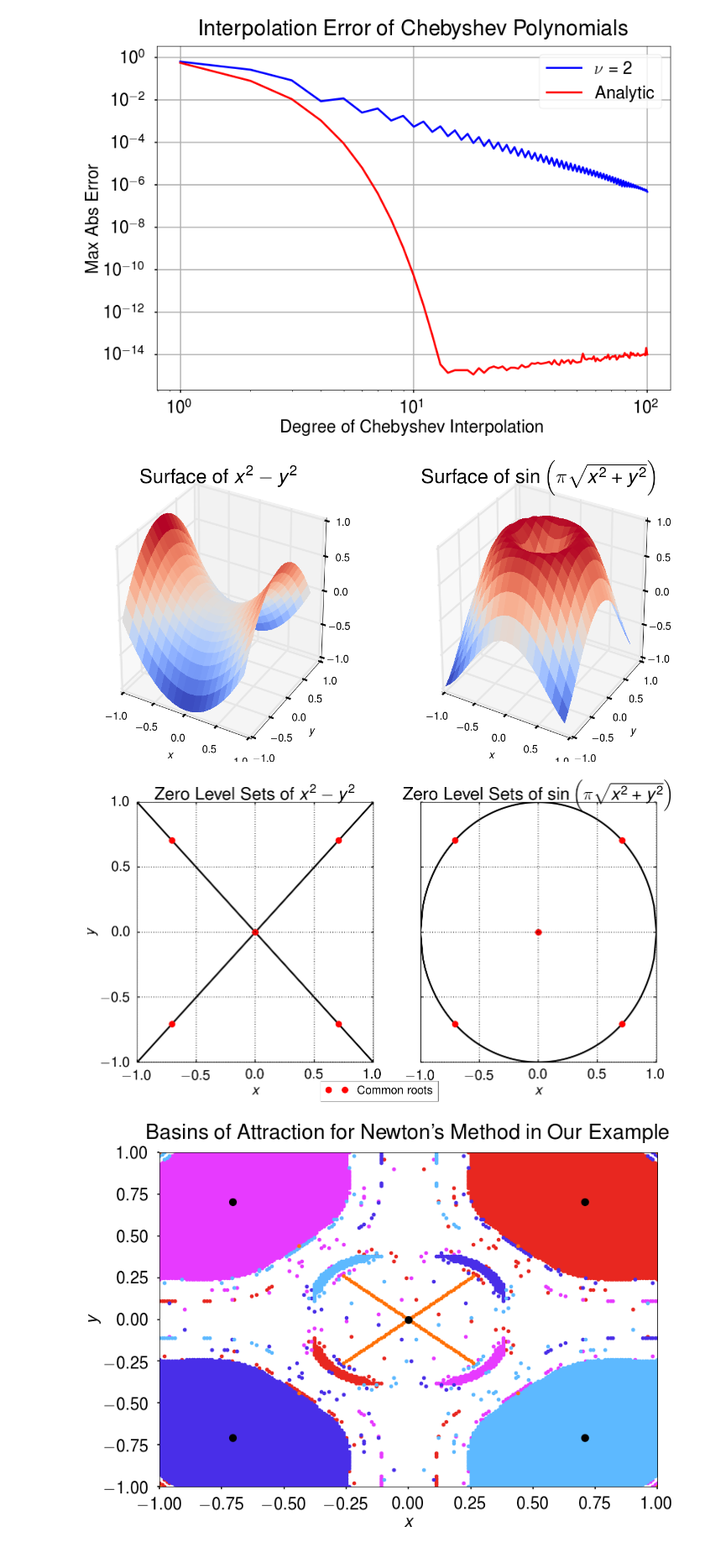
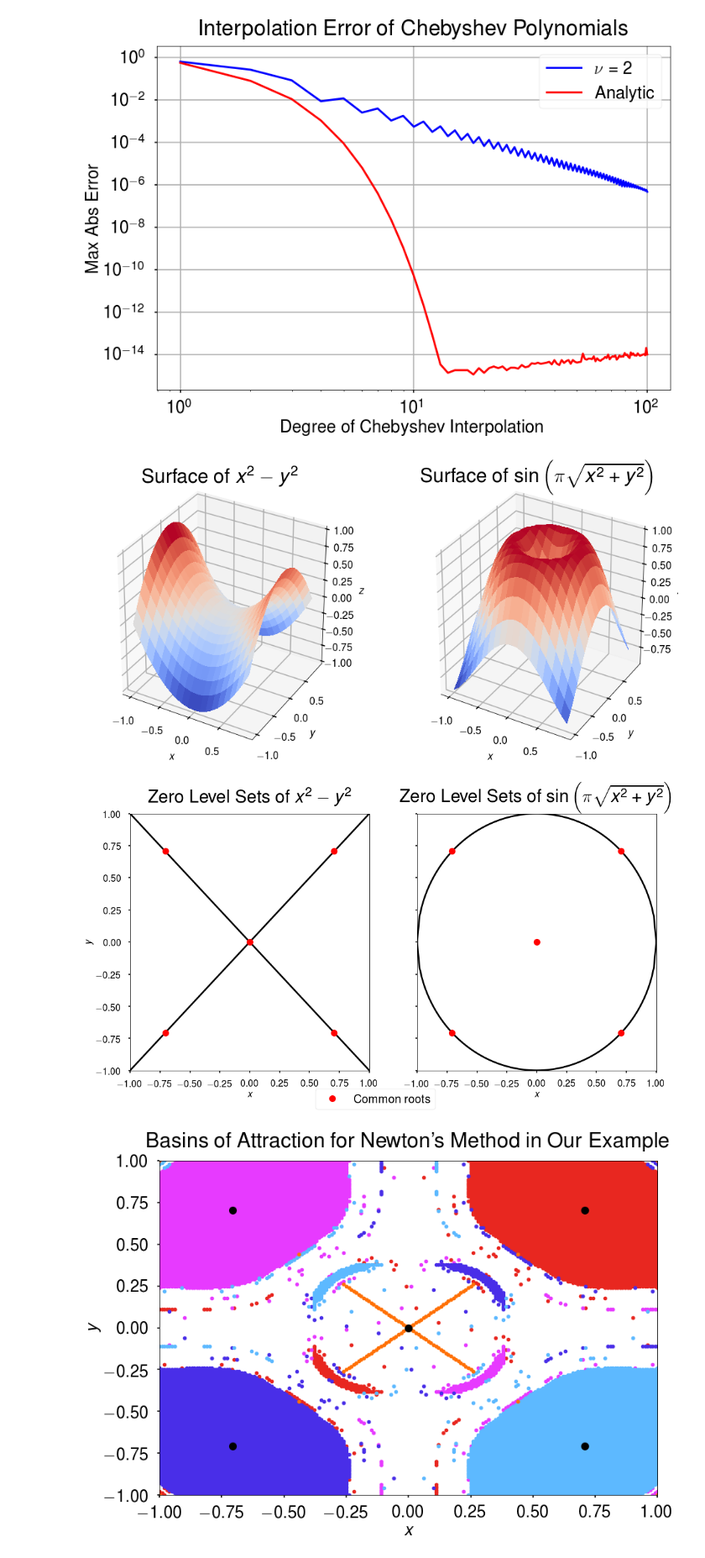
Before and after one commit to LBouck/ChebTools, a Jupyter notebook: NotebooksAndPresentations/PresentationPlots.ipynb, the cells around one changed output. Shown at 84% size. Saved outputs shown, nothing was run; the diff lists cells and outputs as text; code cells hidden in the pictures.

```diff
--- a/NotebooksAndPresentations/PresentationPlots.ipynb
+++ b/NotebooksAndPresentations/PresentationPlots.ipynb
@@ -76,7 +76,7 @@ mpl.rcParams['text.latex.preamble'] = [
        r'\usepackage{sansmath}',  # load up the sansmath so that math -> helvet
        r'\sansmath'               # <- tricky! -- gotta actually tell tex to use!
 ]
-#mpl.rcParams['axes.titlepad'] = 15
+mpl.rcParams['axes.titlepad'] = 15
 # %%
 def f(x):
     return 1/(1+25*x**2)
@@ -260,6 +260,7 @@ Z1 = X**2-Y**2
 ax.set_title(r"Surface of $x^2-y^2$")
 ax.set_ylabel(r"$y$",labelpad=20)
 ax.set_xlabel(r"$x$",labelpad=20)
+ax.set_zlabel(r"$z$",labelpad=20)
 ax.plot_surface(X, Y, Z1, rstride=1, cstride=1, cmap=cm.coolwarm,
                        linewidth=0, antialiased=False)
 
@@ -273,15 +274,16 @@ Z2 = np.sin(np.pi*np.sqrt(X**2+Y**2))
 ax.set_title(r"Surface of $\sin\left(\pi\sqrt{x^2+y^2}\right)$")
 ax.set_ylabel(r"$y$",labelpad=20)
 ax.set_xlabel(r"$x$",labelpad=20)
+ax.set_zlabel(r"$z$",labelpad=20)
 ax.plot_surface(X, Y, Z2, rstride=1, cstride=1, cmap=cm.coolwarm,
                        linewidth=0, antialiased=False)
 
 
 fig.savefig("surface_plots1.pdf")
 # %% [output]
-[figure, old version]
+[figure, new version]
 # %%
-#mpl.rcParams['axes.titlepad'] = 20
+mpl.rcParams['axes.titlepad'] = 20
 mpl.rcParams['legend.fontsize'] = 20
 xroots =[0,np.sqrt(2)/2,np.sqrt(2)/2,-np.sqrt(2)/2,-np.sqrt(2)/2]
 yroots =[0,np.sqrt(2)/2,-np.sqrt(2)/2,np.sqrt(2)/2,-np.sqrt(2)/2]
@@ -290,36 +292,34 @@ fig, axarr = plt.subplots(1,2,sharey=True,figsize=plt.figaspect(0.5))
 x1 = np.linspace(-1,1,100)
 y1 = x1
 axarr[0].plot(x1,y1,'k')
 x2=-x1
 axarr[0].plot(x2,y1,'k')
 axarr[0].plot(xroots,yroots,'or')
 axarr[0].set_title(r"Zero Level Sets of $x^2-y^2$")
 axarr[0].set_xlabel(r"$x$")
 axarr[0].set_ylabel(r"$y$")
-axarr[0].grid()
 axarr[0].set_ylabel(r"$y$")
 axarr[0].set_xlabel(r"$x$")
 axarr[0].set_xlim([-1,1])
 axarr[0].set_ylim([-1,1])
 
 
 
 x1 = np.linspace(-1,1,100)
 y1 = np.sqrt(1-x1**2)
 axarr[1].plot(x1,y1,'k')
 y2 = -y1
 axarr[1].plot(x1,y2,'k')
 axarr[1].plot([0],[0],'.k')
 axarr[1].plot(xroots,yroots,'or',label="Common roots")
 axarr[1].set_title(r"Zero Level Sets of $\sin\left(\pi\sqrt{x^2+y^2}\right)$")
 axarr[1].set_xlabel(r"$x$")
-axarr[1].grid()
 axarr[1].legend(bbox_to_anchor=(.1, -0.05))
 axarr[1].set_xlim([-1,1])
 
 fig.savefig("level_sets1.pdf")
 # %% [output]
-[figure, old version]
+[figure, new version]
 # %%
 from numpy.linalg import LinAlgError
 def newton(f,g,dfdx,dfdy,dgdx,dgdy,x0):
```
Also changed, not shown: parts of 1 cell of this notebook, 38 other files.
